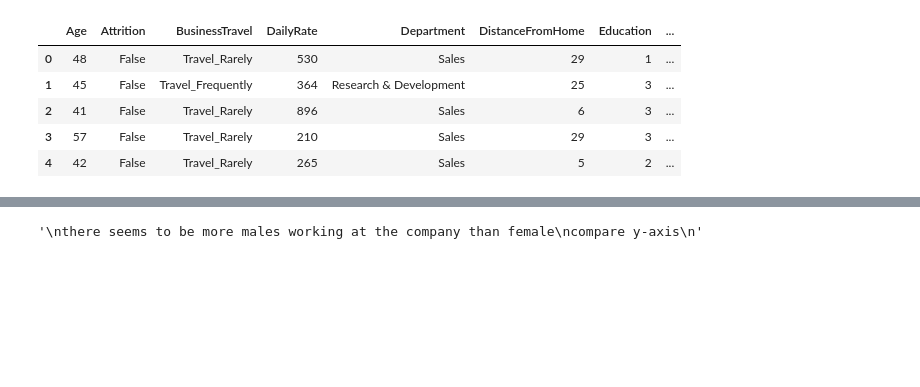
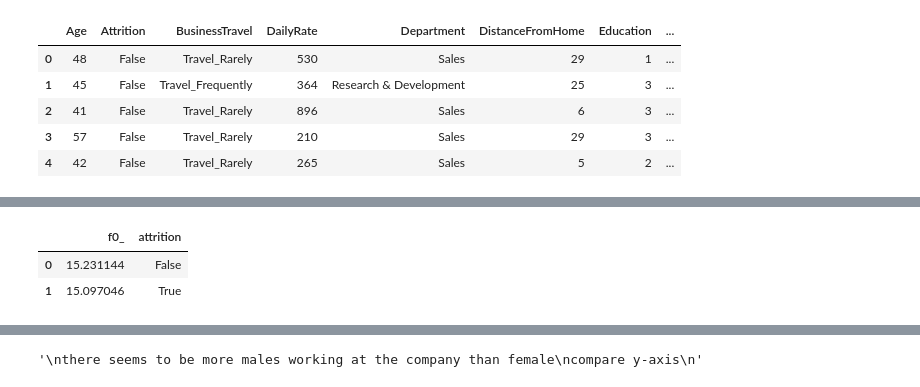
Before and after one commit to SammyBrimberry/GoogleBigQuery_attritionClassification, a Jupyter notebook: gbq_attrition_classification.ipynb, the cells around one changed output, grey strips where cells are left out. Cells and saved outputs as stored; diff of their text form; code cells hidden in the pictures; blank space fills up the shorter version.

```diff
--- a/gbq_attrition_classification.ipynb
+++ b/gbq_attrition_classification.ipynb
@@ -89 +137,17 @@ df.plot(kind='bar',title = "hourly rate by gender")
+# %%
+
+# compare avg. salary hike split by attrition status
+# 0 is no attrition
+# 1 is attrition
+df = client.query('''
+select avg(PercentSalaryHike), attrition
+from `civil-hope-323521.attrition_dataset_1.IBM_attrition_2021`
+group by attrition
+''').to_dataframe()
+
+df.head()
+# %% [output]
+|  | f0_ | attrition |
+| 0 | 15.231144 | False |
+| 1 | 15.097046 | True |
 # %%
```
Also changed, not shown: parts of 11 cells of this notebook.
